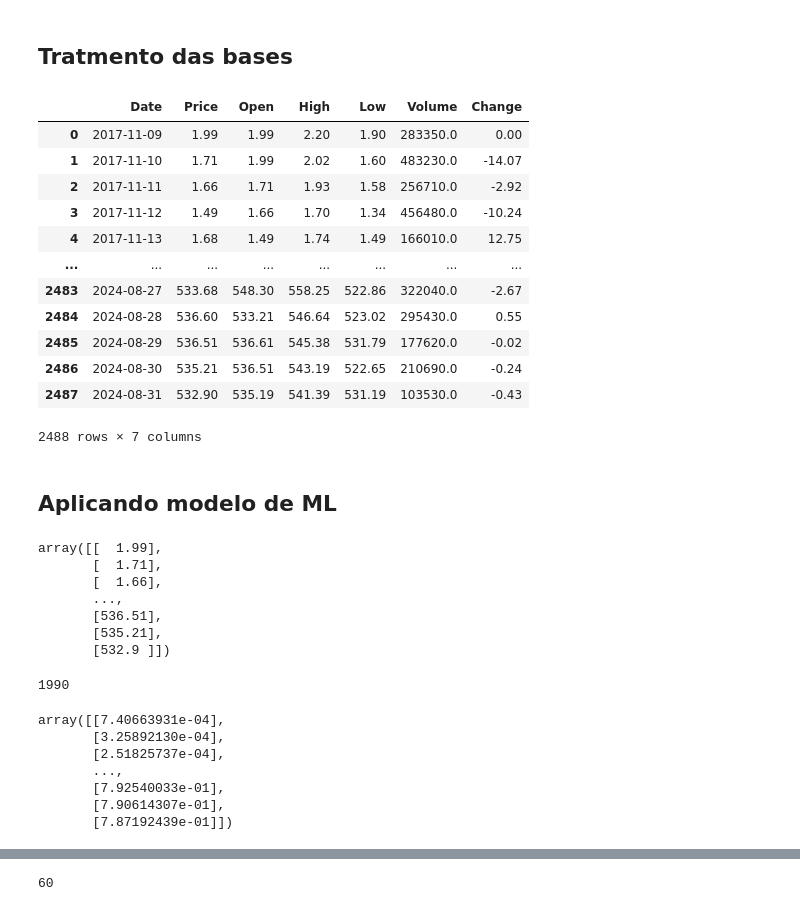
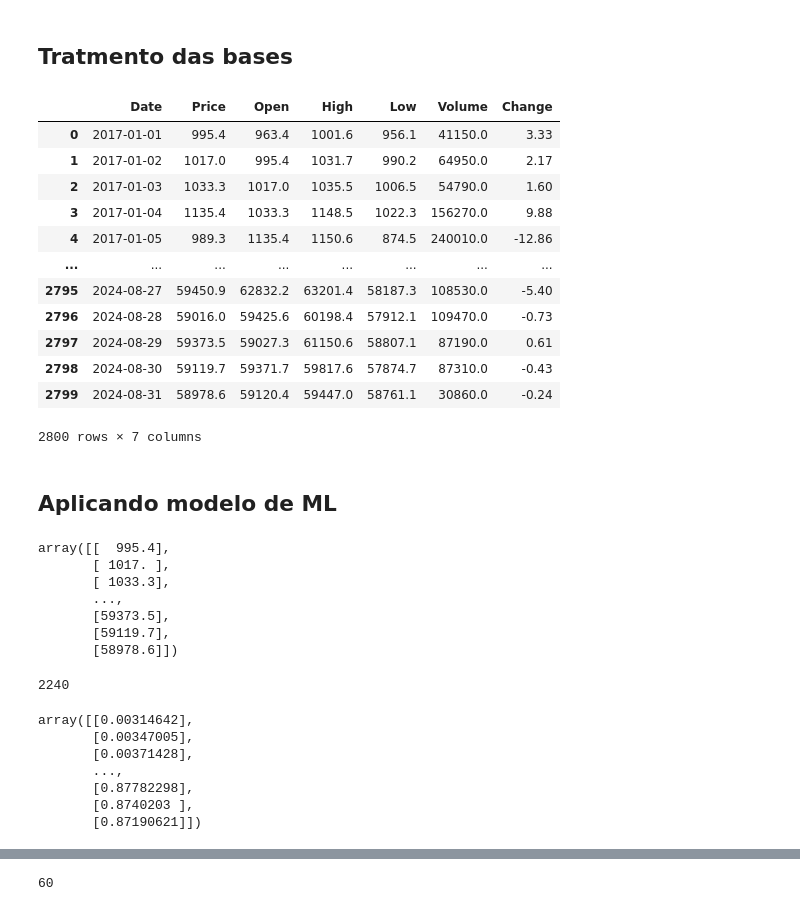
Before and after one commit to yuripopic/TCC-CryptoRush, a Jupyter notebook: CryptoRush/Grafico/machine_learning.ipynb, the cells around one changed output, grey strips where cells are left out. Saved outputs shown, nothing was run; the diff lists cells and outputs as text; code cells hidden in the pictures.

```diff
--- a/CryptoRush/Grafico/machine_learning.ipynb
+++ b/CryptoRush/Grafico/machine_learning.ipynb
@@ -26,7 +26,7 @@ pd.options.mode.chained_assignment = None
 # Diretório onde o script está localizado
 base_diretório = Path(os.getcwd())
 base_diretório = base_diretório.parent
-caminho = base_diretório / 'Bases' / 'BNB Historical Data.csv'
+caminho = base_diretório / 'Bases' / 'Bitcoin Historical Data.csv'
 
 # Ler arquivo da base
 acao = pd.read_csv(caminho)
@@ -44,45 +44,45 @@ for coluna in colunas_dinheiro:
         acao[coluna] = pd.to_numeric(acao[coluna].str.replace(',', ''))
 
 # Converter a coluna 'Change %' para float
 if acao['Change %'].dtype == 'object':
     acao['Change %'] = pd.to_numeric(acao['Change %'].str.replace('%', ''))
 
 def converter_vol_para_numero(valor):
     if isinstance(valor, str):  # Verifica se o valor é uma string
         if 'K' in valor:
             return float(valor.replace('K', '').replace(',', '')) * 1000
         elif 'M' in valor:
             return float(valor.replace('M', '').replace(',', '')) * 1000000
         elif 'B' in valor:
             return float(valor.replace('B', '').replace(',', '')) * 1000000000
         else:
             return float(valor.replace(',', ''))
     else:
         return valor  # Retorna o valor diretamente se já for numérico
 
 # Aplicar a função na coluna 'Vol.'
 acao['Vol.'] = acao['Vol.'].apply(converter_vol_para_numero)
 
 # Ordenar data das bases
 acao = acao.sort_values(by='Date', ascending=True)
 
 acao = acao.rename(columns={'Vol.': 'Volume', 'Change %': 'Change'})
 
 acao
 # %% [output]
 |  | Date | Price | Open | High | Low | Volume | Change |
-| 0 | 2017-11-09 | 1.99 | 1.99 | 2.20 | 1.90 | 283350.0 | 0.00 |
-| 1 | 2017-11-10 | 1.71 | 1.99 | 2.02 | 1.60 | 483230.0 | -14.07 |
-| 2 | 2017-11-11 | 1.66 | 1.71 | 1.93 | 1.58 | 256710.0 | -2.92 |
-| 3 | 2017-11-12 | 1.49 | 1.66 | 1.70 | 1.34 | 456480.0 | -10.24 |
-| 4 | 2017-11-13 | 1.68 | 1.49 | 1.74 | 1.49 | 166010.0 | 12.75 |
+| 0 | 2017-01-01 | 995.4 | 963.4 | 1001.6 | 956.1 | 41150.0 | 3.33 |
+| 1 | 2017-01-02 | 1017.0 | 995.4 | 1031.7 | 990.2 | 64950.0 | 2.17 |
+| 2 | 2017-01-03 | 1033.3 | 1017.0 | 1035.5 | 1006.5 | 54790.0 | 1.60 |
+| 3 | 2017-01-04 | 1135.4 | 1033.3 | 1148.5 | 1022.3 | 156270.0 | 9.88 |
+| 4 | 2017-01-05 | 989.3 | 1135.4 | 1150.6 | 874.5 | 240010.0 | -12.86 |
 | ... | ... | ... | ... | ... | ... | ... | ... |
-| 2483 | 2024-08-27 | 533.68 | 548.30 | 558.25 | 522.86 | 322040.0 | -2.67 |
-| 2484 | 2024-08-28 | 536.60 | 533.21 | 546.64 | 523.02 | 295430.0 | 0.55 |
-| 2485 | 2024-08-29 | 536.51 | 536.61 | 545.38 | 531.79 | 177620.0 | -0.02 |
-| 2486 | 2024-08-30 | 535.21 | 536.51 | 543.19 | 522.65 | 210690.0 | -0.24 |
-| 2487 | 2024-08-31 | 532.90 | 535.19 | 541.39 | 531.19 | 103530.0 | -0.43 |
+| 2795 | 2024-08-27 | 59450.9 | 62832.2 | 63201.4 | 58187.3 | 108530.0 | -5.40 |
+| 2796 | 2024-08-28 | 59016.0 | 59425.6 | 60198.4 | 57912.1 | 109470.0 | -0.73 |
+| 2797 | 2024-08-29 | 59373.5 | 59027.3 | 61150.6 | 58807.1 | 87190.0 | 0.61 |
+| 2798 | 2024-08-30 | 59119.7 | 59371.7 | 59817.6 | 57874.7 | 87310.0 | -0.43 |
+| 2799 | 2024-08-31 | 58978.6 | 59120.4 | 59447.0 | 58761.1 | 30860.0 | -0.24 |
-2488 rows × 7 columns
+2800 rows × 7 columns
 # %% [markdown]
 ## Aplicando modelo de ML
 # %%
@@ -92,19 +92,19 @@ cotacao = acao['Price'].to_numpy().reshape(-1, 1)
 
 cotacao
 # %% [output]
-array([[  1.99],
-       [  1.71],
-       [  1.66],
+array([[  995.4],
+       [ 1017. ],
+       [ 1033.3],
        ...,
-       [536.51],
-       [535.21],
-       [532.9 ]])
+       [59373.5],
+       [59119.7],
+       [58978.6]])
 # %%
 tamanho_dados_treinamento = int(len(cotacao) * 0.8)
 
 tamanho_dados_treinamento
 # %% [output]
-1990
+2240
 # %%
 #escalar os dados entre 0 e 1, para deixar mais fácil o processamento
 #dados em escala pré definidas são mais fáceis de lidar.
@@ -123,13 +123,13 @@ dados_entre_0_e_1 = np.array(dados_entre_0_e_1).reshape(len(dados_entre_0_e_1),
 
 dados_entre_0_e_1
 # %% [output]
-array([[7.40663931e-04],
-       [3.25892130e-04],
-       [2.51825737e-04],
+array([[0.00314642],
+       [0.00347005],
+       [0.00371428],
        ...,
-       [7.92540033e-01],
-       [7.90614307e-01],
-       [7.87192439e-01]])
+       [0.87782298],
+       [0.8740203 ],
+       [0.87190621]])
 # %%
 dados_para_treinamento = dados_entre_0_e_1[0: tamanho_dados_treinamento, :]
 
```
Also changed, not shown: parts of 21 cells of this notebook, 4 other files.
